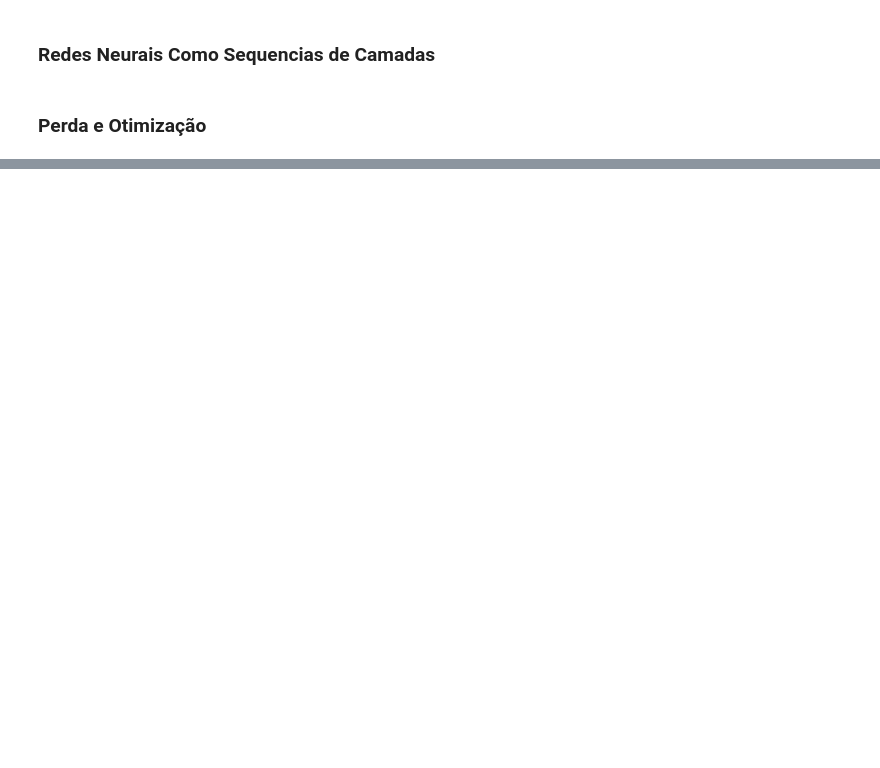
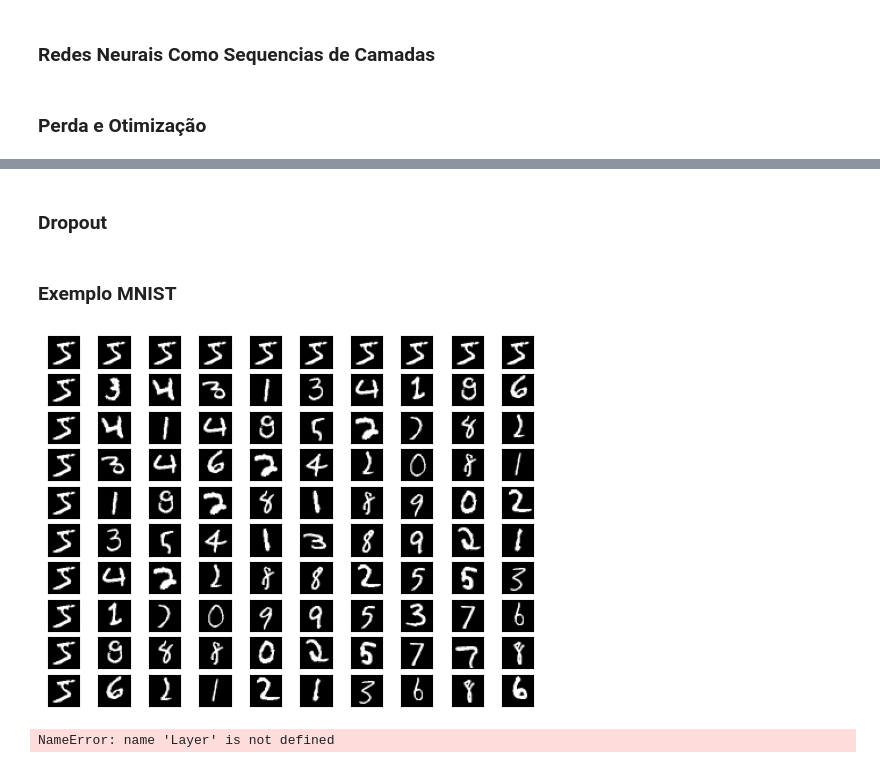
Before and after one commit to eutiagovski/Books, a Jupyter notebook: data-science-from-scratch/deep_learning.ipynb, the cells around one changed output, grey strips where cells are left out. Drawn from its saved outputs; the diff is of its cells as text; code cells hidden in the pictures; blank space fills up the shorter version.

```diff
--- a/data-science-from-scratch/deep_learning.ipynb
+++ b/data-science-from-scratch/deep_learning.ipynb
@@ -381,0 +617,2 @@ for param in net.params():
+# %% [markdown]
+### Dropout
@@ -381,0 +645,2 @@ for param in net.params():
+# %% [markdown]
+### Exemplo MNIST
@@ -381,0 +649,31 @@ for param in net.params():
+# %%
+import tensorflow as tf
+
+mnist = tf.keras.datasets.mnist
+(train_images, train_labels), (test_images, test_labels) = mnist.load_data()
+
+# # Isso fará o download dos dados; mude o local para onde quiser.
+# # (Função com zero argumentos: é o que a biblioteca espera)
+# mnist.temporary_dir = lambda: '/temp'
+
+# train_images = mnist.train_images().tolist()
+# train_labels = mnist.train_labels().tolist()
+
+assert train_images.shape == (60000, 28, 28)
+assert train_labels.shape == (60000,)
+
+assert test_images.shape == (10000, 28, 28)
+assert test_labels.shape == (10000,)
+# %%
+import matplotlib.pyplot as plt
+
+fig, ax = plt.subplots(10, 10)
+
+for i in range(10):
+    for j in range(10):
+        # Plote cada imagem em preto e branco e oculte os eixos
+        ax[i][j].imshow(train_images[10 * i * j], cmap='gray')
+        ax[i][j].xaxis.set_visible(False)
+        ax[i][j].yaxis.set_visible(False)
+# %% [output]
+[figure, added]
@@ -381,0 +711,29 @@ for param in net.params():
+# %%
+def loop(model: Layer,
+         images: List[Tensor],
+         labels: List[Tensor],
+         loss: Loss,
+         optimizer: Optimizer = None
+         ) -> None:
+    correct = 0             # Monitore o número de previsões corretas
+    total_loss = 0.0        # Monitore a perda total
+
+    with tqdm.trange(len(images)) as t:
+        for i in t:
+            predicted = model.forward(images[i])                # Preveja.
+            if argmax(predicted) == argmax(labels[i]):          # Verifique a
+                correct += 1                                    # correção
+            total_loss += loss.loss(predicted, labels[i])       # Compute a perda
+
+            # Se estiver treinanando, faça a retropropagação do gradient e atualize os pesos.
+            if optimizer is not None:
+                gradient = loss.gradient(predicted, labels[i])
+                model.backward(gradient)
+                optimizer.step(model)
+
+            # E atualize as métricas na barra de progresso.
+            avg_loss = total_loss / (i + 1)
+            acc = correct / (i + 1)
+            t.set_description(f"mnist loss: {avg_loss:.3f} acc: {acc:.3f}")
+# %% [output]
+NameError: name 'Layer' is not defined
```
Also changed, not shown: parts of 37 cells of this notebook, 1 other file.
